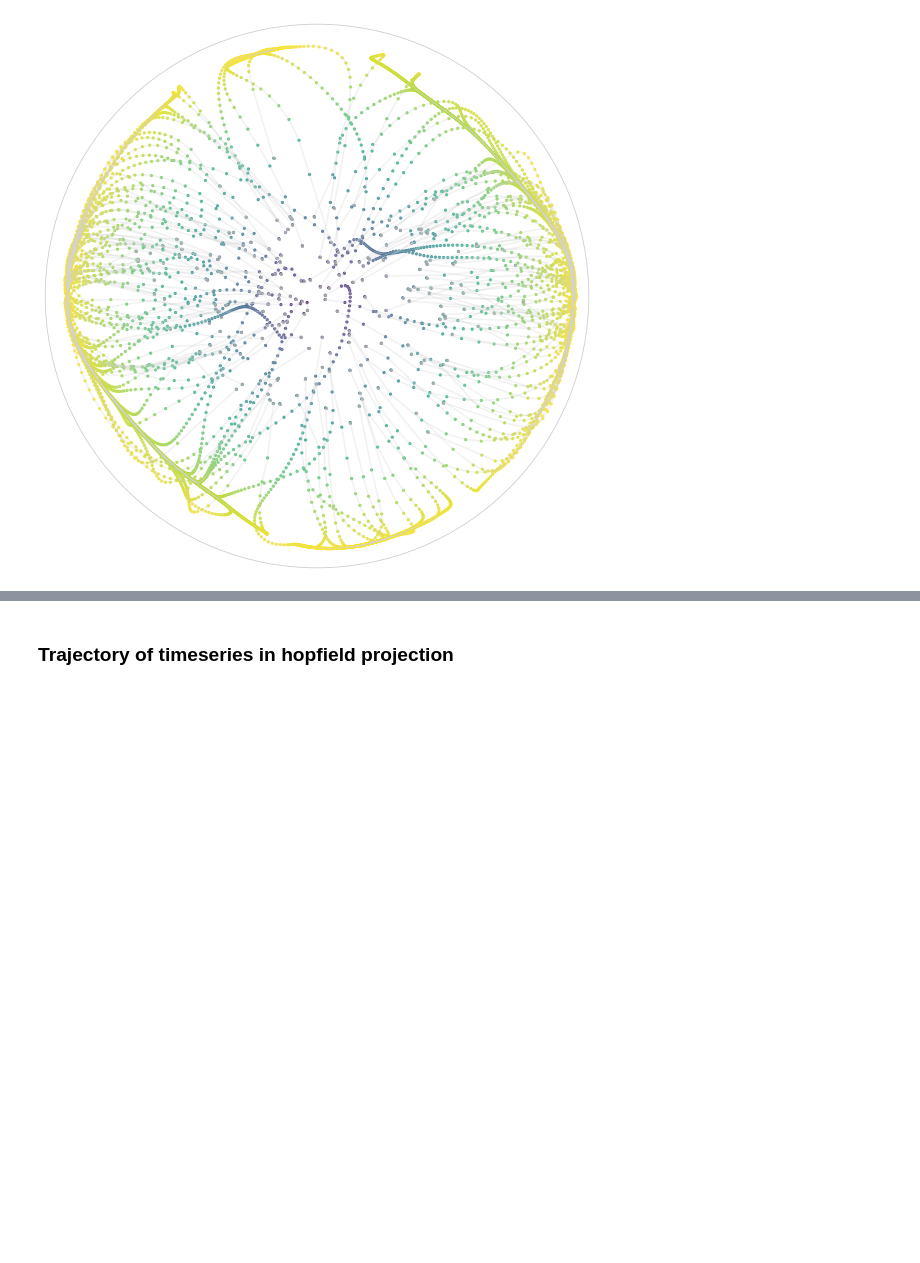
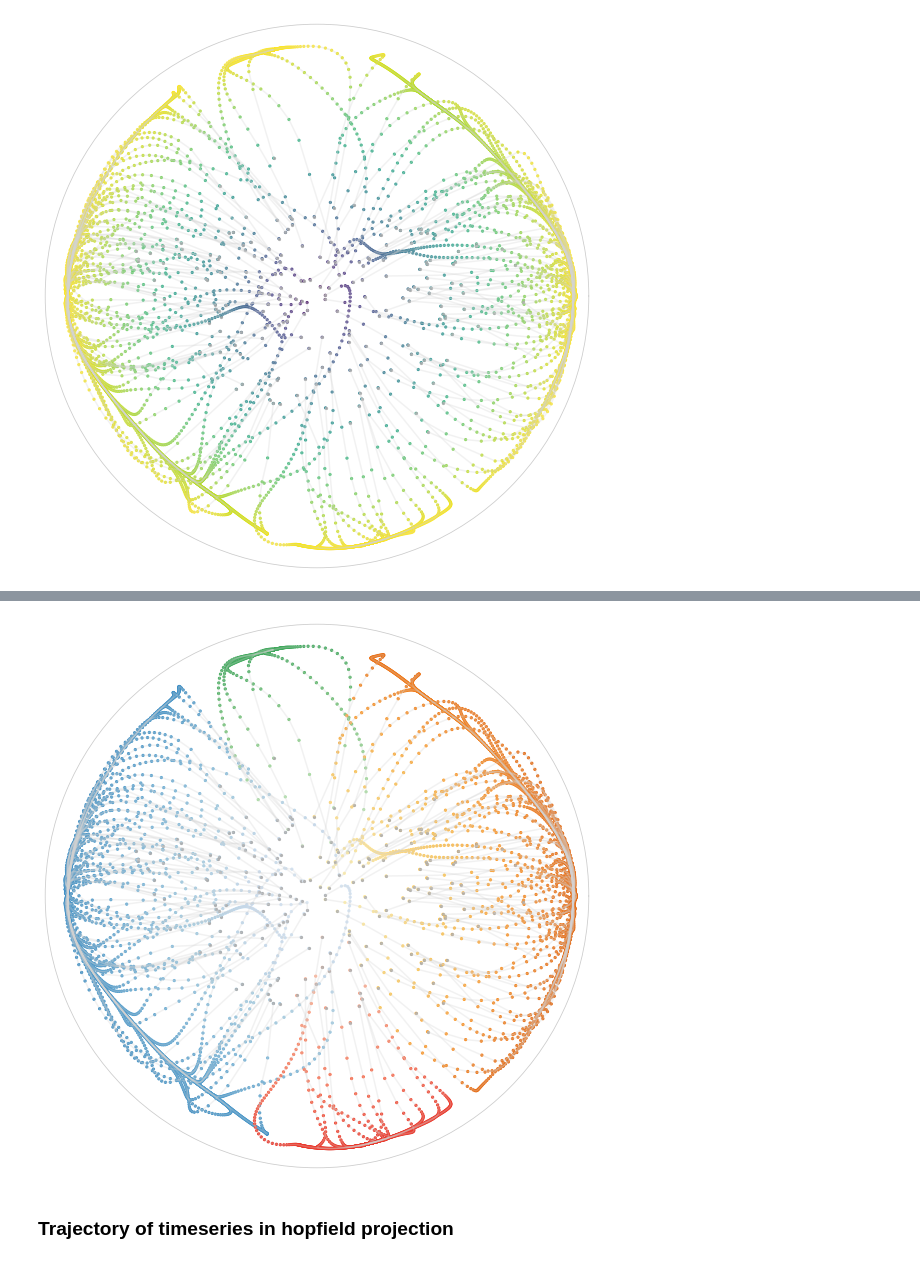
Before and after one commit to pni-lab/connattractor, a Jupyter notebook: notebooks/single_participant_trajectories.ipynb, the cells around one changed output, grey strips where cells are left out. Saved outputs shown, nothing was run; the diff lists cells and outputs as text; code cells hidden in the pictures; blank space fills up the shorter version.

```diff
--- a/notebooks/single_participant_trajectories.ipynb
+++ b/notebooks/single_participant_trajectories.ipynb
@@ -125,3 +217,45 @@ plt.show()
+# %%
+import matplotlib.pyplot as plt
+import numpy as np
+
+att_cmaps = {
+    0: 'YlOrBr',
+    1: 'Blues',
+    2: 'Reds',
+    3: 'Greens'
+}
+
+color_min = 0.1
+color_max = 0.15
+color_range = color_max - color_min
+
+
+fig, ax = plt.subplots(figsize=(10, 10), subplot_kw={'projection': 'polar'})
+
+for i, trajectory in enumerate(all_trajectories):
+    trajectory = StandardScaler().fit_transform(np.array(trajectory).T).T
+    trajectory_embedded = hopfield_embedding.embedding_model.transform(trajectory)
+    r, th = analysis._cart2pol(trajectory_embedded[:, 0], trajectory_embedded[:, 1])
+
+    cmap = plt.get_cmap(att_cmaps[ts_att_labels[i]])
+
+    color = [cmap(color_min + color_range * x) for x in r]
+
+    #color = [cmap(x/np.max(r)) for x in r]
+
+    #alpha = [x for x in np.linspace(0.8, 0.5, len(trajectory))]
+    alpha = 1
+    ax.plot(th, r, 'lightgray', alpha=0.3)
+    ax.scatter(th, r, color=color, s=5, alpha=alpha)
+    ax.scatter(th[0], r[0], color='darkgray', s=5, alpha=0.8)
+
+ax.set_yticks([])
+ax.set_xticks([])
+ax.grid(False)
+
+plt.show()
+# %% [output]
+[figure, added]
 # %% [markdown]
 ### Trajectory of timeseries in hopfield projection
 # %%
```
Also changed, not shown: parts of 7 cells of this notebook.
